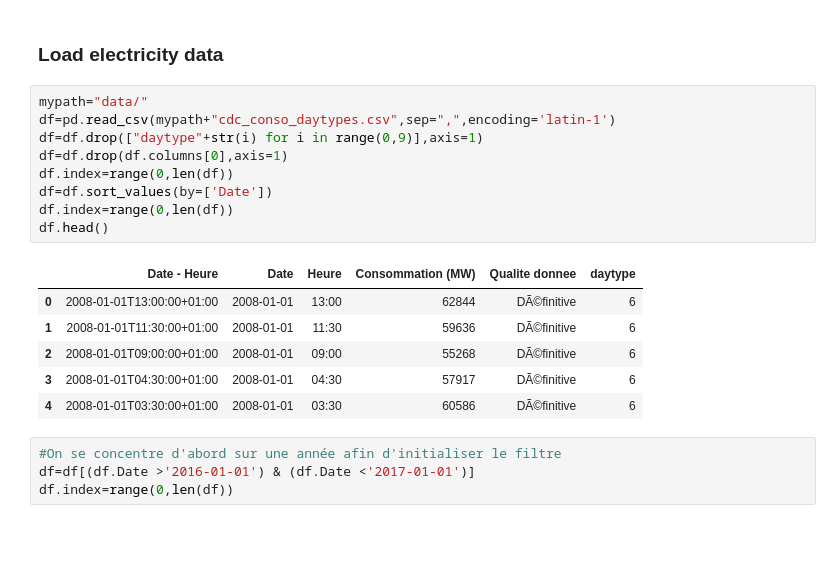
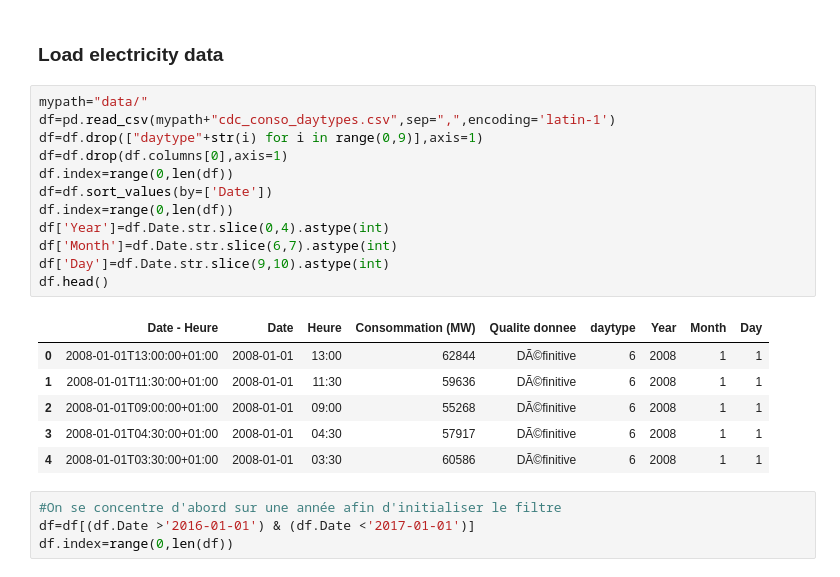
Before and after one commit to zakaryaxali/smc_electricity_forecast, a Jupyter notebook: Markov_code_AG_V9.ipynb, the cells around one changed output. Cells and saved outputs as stored; diff of their text form; blank space fills up the shorter version.

```diff
--- a/Markov_code_AG_V9.ipynb
+++ b/Markov_code_AG_V9.ipynb
@@ -113,19 +113,22 @@ T_h=list(temp_day.t)
 # %%
 mypath="data/"
 df=pd.read_csv(mypath+"cdc_conso_daytypes.csv",sep=",",encoding='latin-1')
 df=df.drop(["daytype"+str(i) for i in range(0,9)],axis=1)
 df=df.drop(df.columns[0],axis=1)
 df.index=range(0,len(df))
 df=df.sort_values(by=['Date'])
 df.index=range(0,len(df))
+df['Year']=df.Date.str.slice(0,4).astype(int)
+df['Month']=df.Date.str.slice(6,7).astype(int)
+df['Day']=df.Date.str.slice(9,10).astype(int)
 df.head()
 # %% [output]
-|  | Date - Heure | Date | Heure | Consommation (MW) | Qualite donnee | daytype |
-| 0 | 2008-01-01T13:00:00+01:00 | 2008-01-01 | 13:00 | 62844 | DÃ©finitive | 6 |
-| 1 | 2008-01-01T11:30:00+01:00 | 2008-01-01 | 11:30 | 59636 | DÃ©finitive | 6 |
-| 2 | 2008-01-01T09:00:00+01:00 | 2008-01-01 | 09:00 | 55268 | DÃ©finitive | 6 |
-| 3 | 2008-01-01T04:30:00+01:00 | 2008-01-01 | 04:30 | 57917 | DÃ©finitive | 6 |
-| 4 | 2008-01-01T03:30:00+01:00 | 2008-01-01 | 03:30 | 60586 | DÃ©finitive | 6 |
+|  | Date - Heure | Date | Heure | Consommation (MW) | Qualite donnee | daytype | Year | Month | Day |
+| 0 | 2008-01-01T13:00:00+01:00 | 2008-01-01 | 13:00 | 62844 | DÃ©finitive | 6 | 2008 | 1 | 1 |
+| 1 | 2008-01-01T11:30:00+01:00 | 2008-01-01 | 11:30 | 59636 | DÃ©finitive | 6 | 2008 | 1 | 1 |
+| 2 | 2008-01-01T09:00:00+01:00 | 2008-01-01 | 09:00 | 55268 | DÃ©finitive | 6 | 2008 | 1 | 1 |
+| 3 | 2008-01-01T04:30:00+01:00 | 2008-01-01 | 04:30 | 57917 | DÃ©finitive | 6 | 2008 | 1 | 1 |
+| 4 | 2008-01-01T03:30:00+01:00 | 2008-01-01 | 03:30 | 60586 | DÃ©finitive | 6 | 2008 | 1 | 1 |
 # %%
 #On se concentre d'abord sur une année afin d'initialiser le filtre
 df=df[(df.Date >'2016-01-01') & (df.Date <'2017-01-01')]
```
Also changed, not shown: parts of 8 cells of this notebook.
